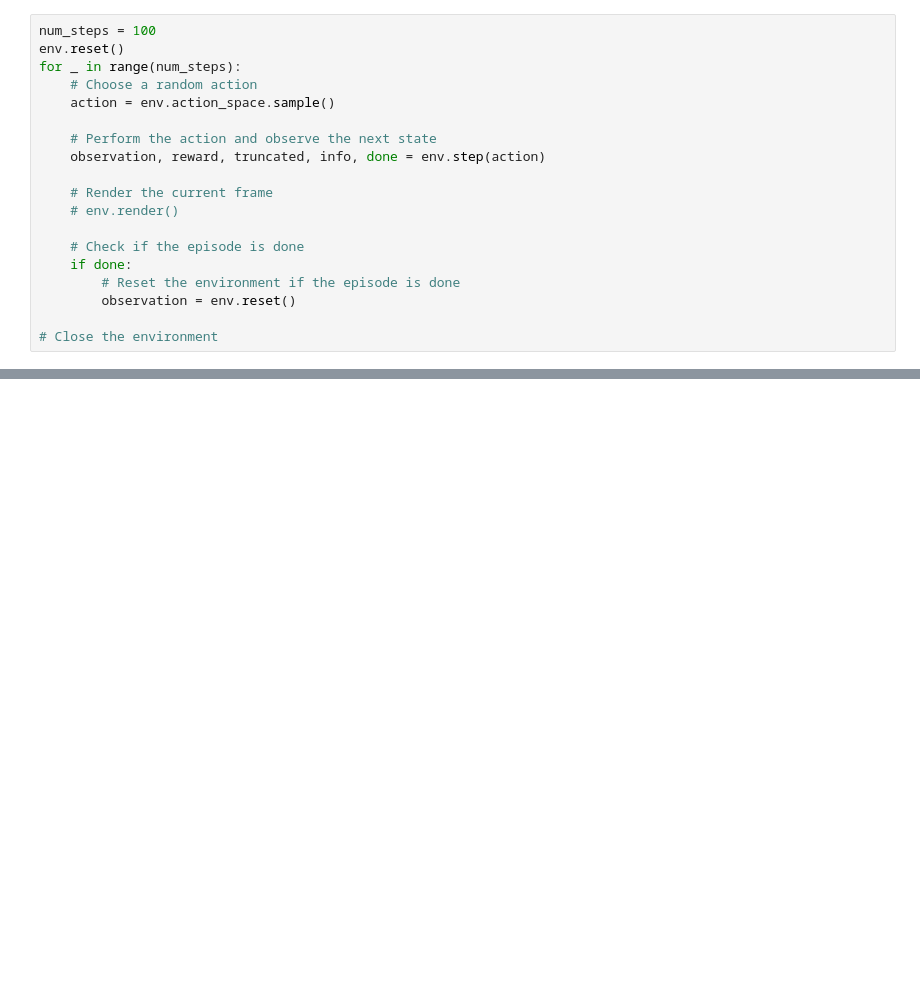
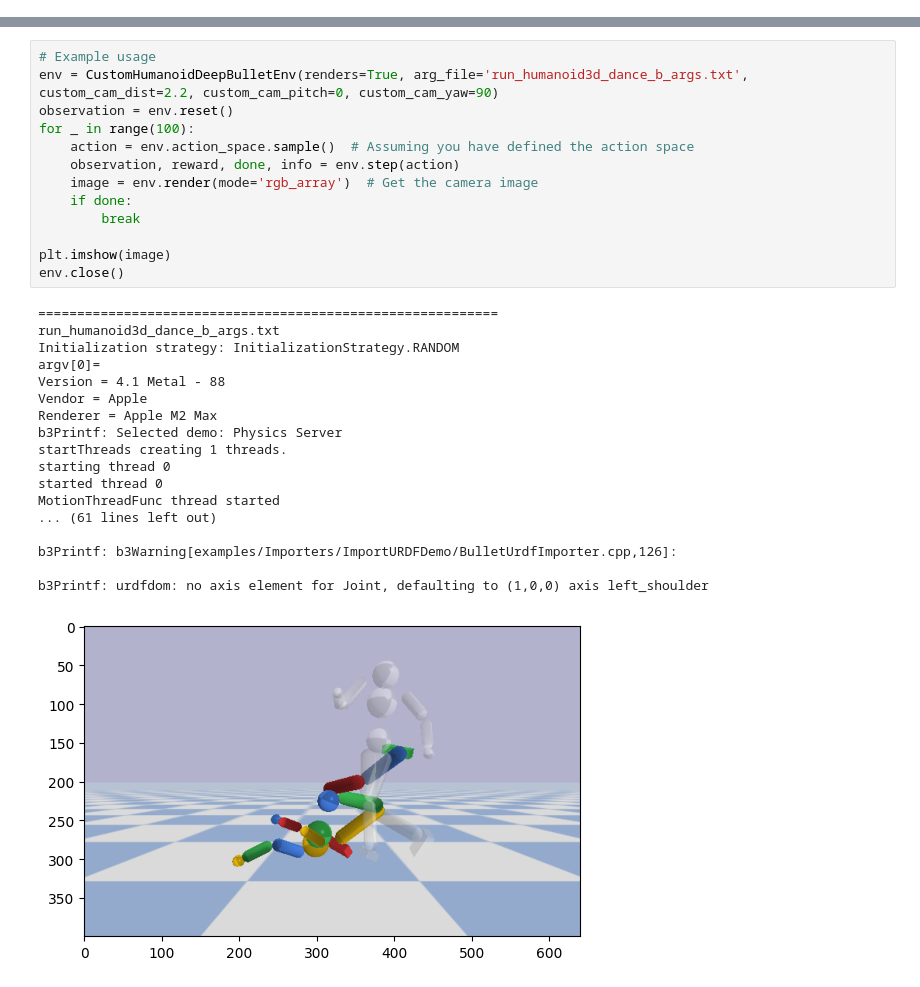
Before and after one commit to anirudhv27/StepSyncDancingRobot, a Jupyter notebook: gymnasium_explore.ipynb, the cells around one changed output, grey strips where cells are left out. Saved outputs shown, nothing was run; the diff lists cells and outputs as text; blank space fills up the shorter version.

Commit message:
Added code that gets frames

```diff
--- a/gymnasium_explore.ipynb
+++ b/gymnasium_explore.ipynb
@@ -5,19 +0,0 @@ env = gym.make('Humanoid-v4', render_mode="rgb_array")
-# %%
-num_steps = 100
-env.reset()
-for _ in range(num_steps):
-    # Choose a random action
-    action = env.action_space.sample()
-
-    # Perform the action and observe the next state
-    observation, reward, truncated, info, done = env.step(action)
-
-    # Render the current frame
-    # env.render()
-
-    # Check if the episode is done
-    if done:
-        # Reset the environment if the episode is done
-        observation = env.reset()
-
-# Close the environment
@@ -33,0 +70,32 @@ env.close()
+# %%
+# Example usage
+env = CustomHumanoidDeepBulletEnv(renders=True, arg_file='run_humanoid3d_dance_b_args.txt', custom_cam_dist=2.2, custom_cam_pitch=0, custom_cam_yaw=90)
+observation = env.reset()
+for _ in range(100):
+    action = env.action_space.sample()  # Assuming you have defined the action space
+    observation, reward, done, info = env.step(action)
+    image = env.render(mode='rgb_array')  # Get the camera image
+    if done:
+        break
+
+plt.imshow(image)
+env.close()
+# %% [output]
+===========================================================
+run_humanoid3d_dance_b_args.txt
+Initialization strategy: InitializationStrategy.RANDOM
+argv[0]=
+Version = 4.1 Metal - 88
+Vendor = Apple
+Renderer = Apple M2 Max
+b3Printf: Selected demo: Physics Server
+startThreads creating 1 threads.
+starting thread 0
+started thread 0
+MotionThreadFunc thread started
+... (61 lines left out)
+
+b3Printf: b3Warning[examples/Importers/ImportURDFDemo/BulletUrdfImporter.cpp,126]:
+
+b3Printf: urdfdom: no axis element for Joint, defaulting to (1,0,0) axis left_shoulder
+[figure, added]
```
Also changed, not shown: parts of 4 cells of this notebook, 3 other files.
